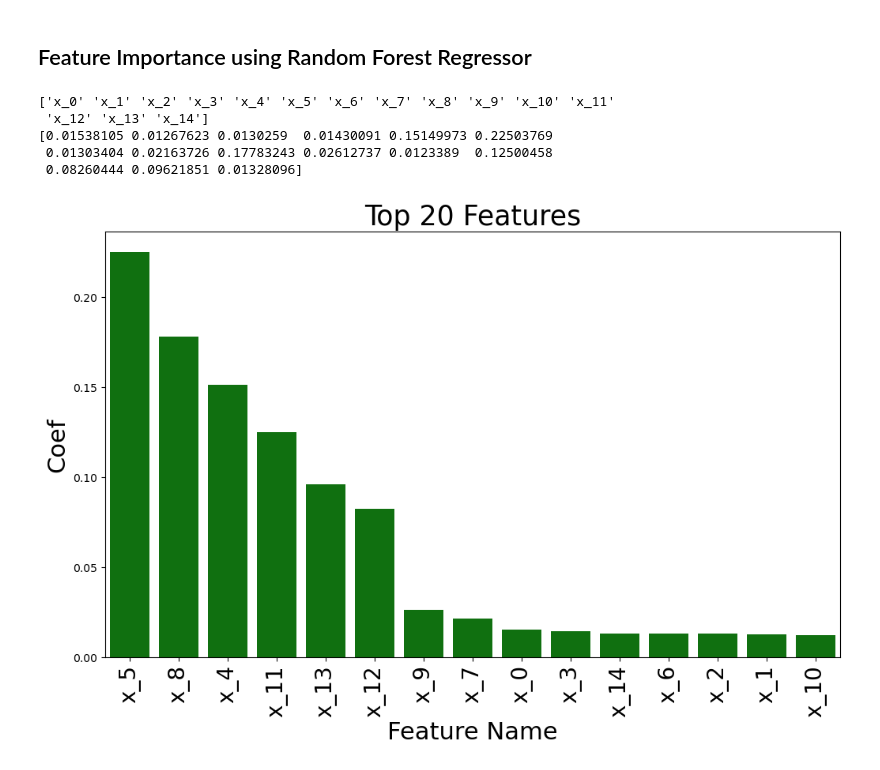
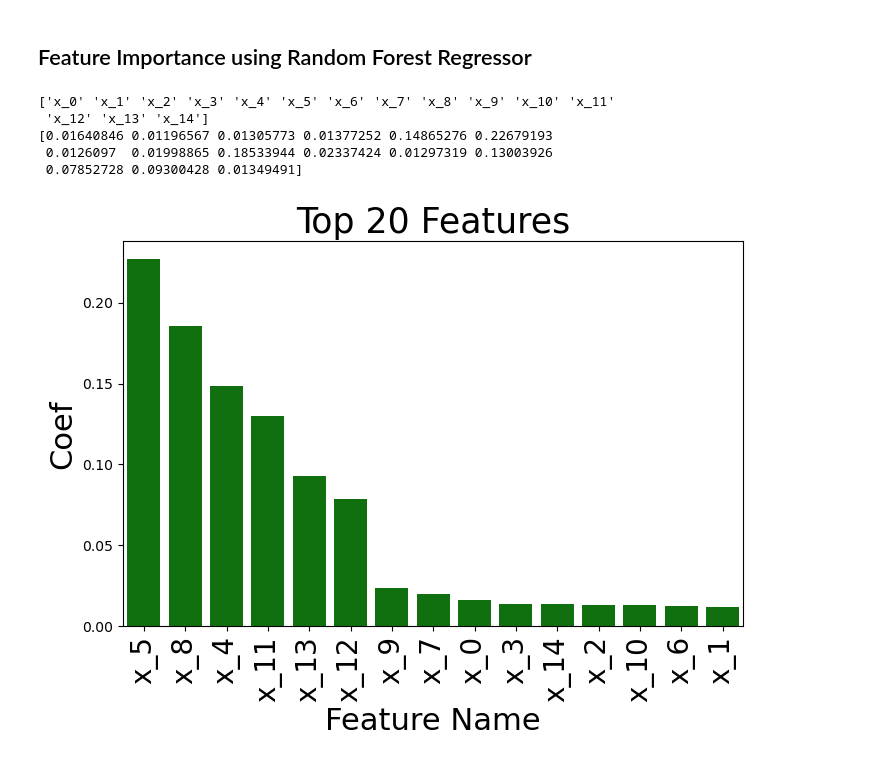
Before and after one commit to Kudoes/ml-starter-code, a Jupyter notebook: feature_importance.ipynb, the cells around one changed output. Cells and saved outputs as stored; diff of their text form; code cells hidden in the pictures.

```diff
--- a/feature_importance.ipynb
+++ b/feature_importance.ipynb
@@ -142,35 +142,35 @@ import seaborn as sns
 # Make a pipeline, but ensure we have a linear regression defined first
 pipeline = make_pipeline(SimpleImputer(missing_values=np.nan, strategy='mean'),
                          RandomForestRegressor())
 
 # Fit the model
 pipeline.fit(X_train, y_train)
 print(pipeline.named_steps['simpleimputer'].get_feature_names_out())
 print(pipeline.named_steps['randomforestregressor'].feature_importances_)
 
 # Create a dataframe of results
 feature_coefficients = zip(pipeline.named_steps['simpleimputer'].get_feature_names_out(),
                            pipeline.named_steps['randomforestregressor'].feature_importances_)
 df_feature_coef = pd.DataFrame(feature_coefficients, columns = ["feature", "coeff"])
 df_feature_coef['abs_coeff'] = df_feature_coef['coeff'].apply(lambda x: abs(x))
 df_feature_coef["colors"] = df_feature_coef["coeff"].apply(lambda x: "green" if x > 0 else "red")
 df_feature_coef = df_feature_coef.sort_values("abs_coeff", ascending=False)
 
 # Plot the results
-fig, ax = plt.subplots(1, 1, figsize=(12, 7))
+fig, ax = plt.subplots(1, 1, figsize=(8, 5))
 sns.barplot(x="feature",
             y="coeff",
             data=df_feature_coef.head(20),
             palette=df_feature_coef.head(20)["colors"])
 ax.set_xticklabels(ax.get_xticklabels(), rotation=90, fontsize=20)
 ax.set_title("Top 20 Features", fontsize=25)
 ax.set_ylabel("Coef", fontsize=22)
 ax.set_xlabel("Feature Name", fontsize=22)
 plt.show()
 # %% [output]
 ['x_0' 'x_1' 'x_2' 'x_3' 'x_4' 'x_5' 'x_6' 'x_7' 'x_8' 'x_9' 'x_10' 'x_11'
  'x_12' 'x_13' 'x_14']
-[0.01538105 0.01267623 0.0130259  0.01430091 0.15149973 0.22503769
- 0.01303404 0.02163726 0.17783243 0.02612737 0.0123389  0.12500458
- 0.08260444 0.09621851 0.01328096]
+[0.01640846 0.01196567 0.01305773 0.01377252 0.14865276 0.22679193
+ 0.0126097  0.01998865 0.18533944 0.02337424 0.01297319 0.13003926
+ 0.07852728 0.09300428 0.01349491]
-[figure, old version]
+[figure, new version]
```
